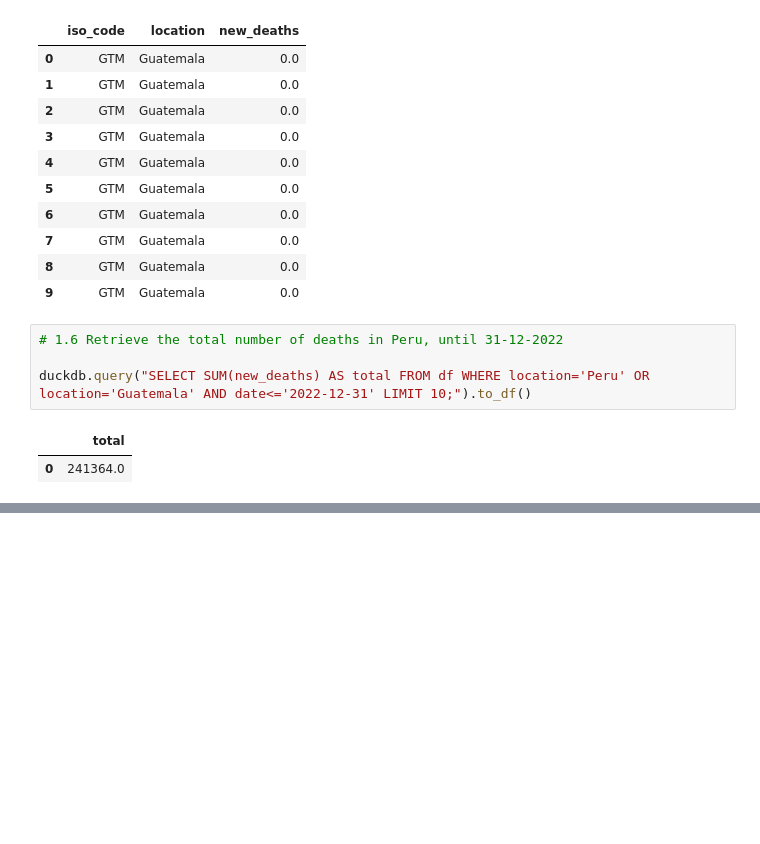
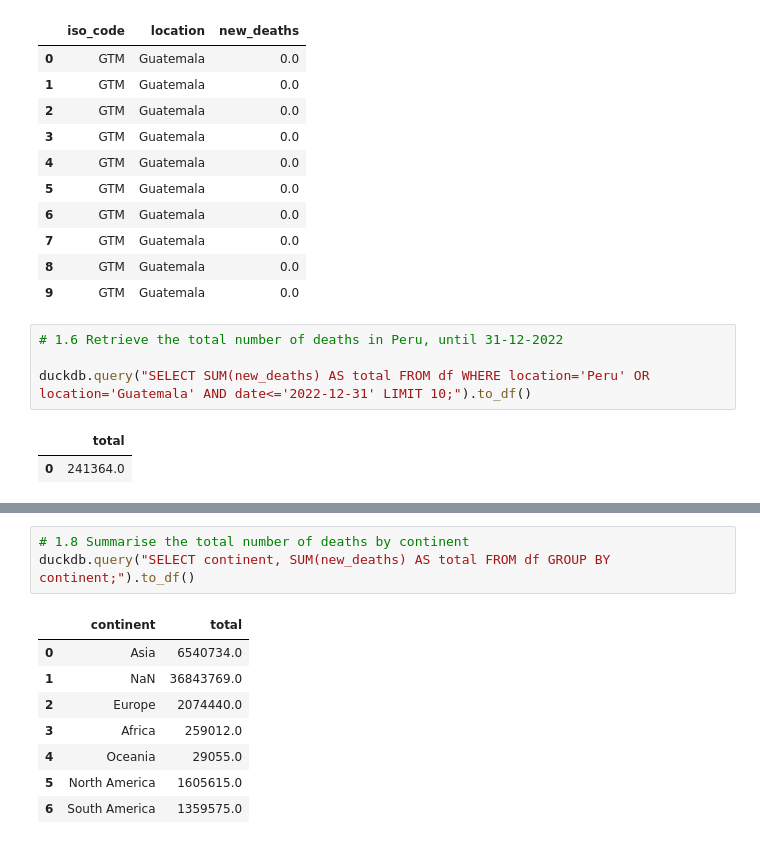
Before and after one commit to dianysof/COVID_SQL, a Jupyter notebook: notebook.ipynb, the cells around one changed output, grey strips where cells are left out. Drawn from its saved outputs; the diff is of its cells as text; blank space fills up the shorter version.

```diff
--- a/notebook.ipynb
+++ b/notebook.ipynb
@@ -102,0 +156,12 @@ duckdb.query("SELECT SUM(new_deaths) AS total FROM df WHERE location='Peru' OR l
+# %%
+# 1.8 Summarise the total number of deaths by continent
+duckdb.query("SELECT continent, SUM(new_deaths) AS total FROM df GROUP BY continent;").to_df()
+# %% [output]
+|  | continent | total |
+| 0 | Asia | 6540734.0 |
+| 1 | NaN | 36843769.0 |
+| 2 | Europe | 2074440.0 |
+| 3 | Africa | 259012.0 |
+| 4 | Oceania | 29055.0 |
+| 5 | North America | 1605615.0 |
+| 6 | South America | 1359575.0 |
```
Also changed, not shown: parts of 6 cells of this notebook.
